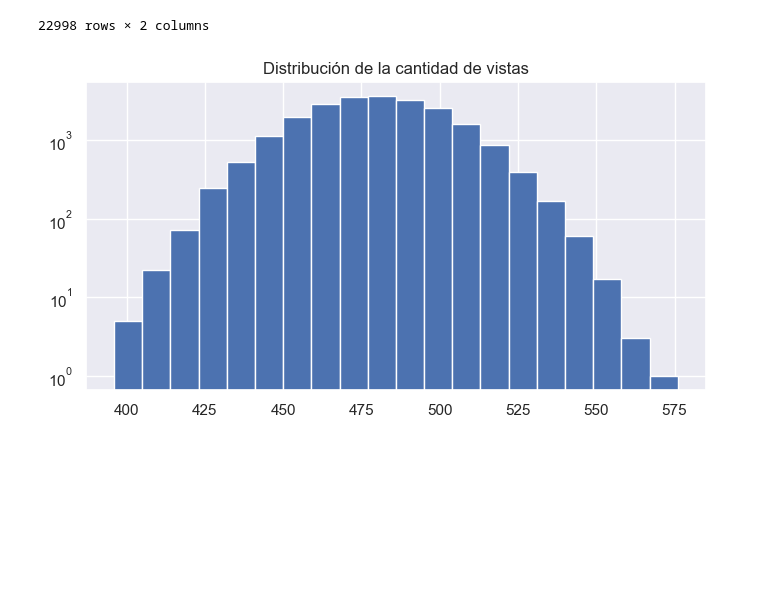
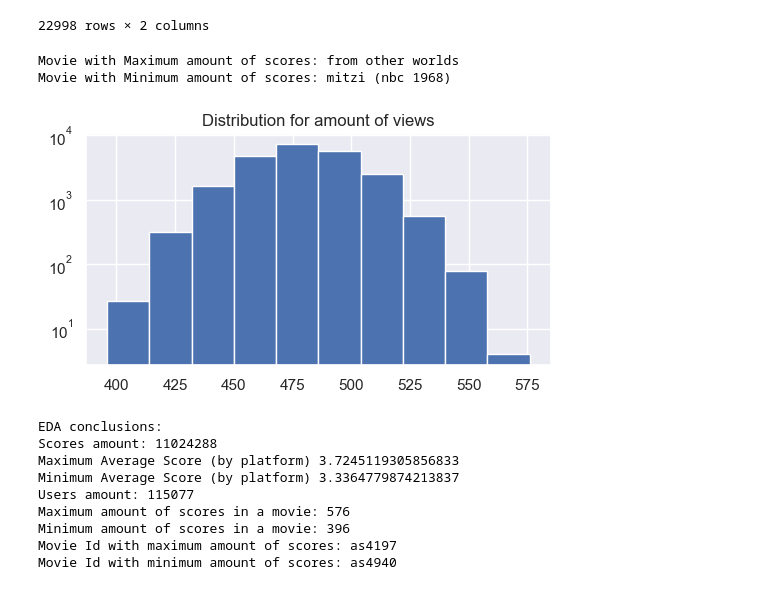
Before and after one commit to LucianoLarrea/PI_ML_OPS, a Jupyter notebook: 3-EDA.ipynb, the cells around one changed output. Drawn from its saved outputs; the diff is of its cells as text; code cells hidden in the pictures; blank space fills up the shorter version.

```diff
--- a/3-EDA.ipynb
+++ b/3-EDA.ipynb
@@ -139,11 +161,19 @@ df_v
 | ns2144 | 399 | rob schneider: asian momma, mexic... |
 | as4940 | 396 | mitzi (nbc 1968) |
 22998 rows × 2 columns
+# %%
+movieMaxAmountScores = df_v.loc[movieIdMaxAmountScores, 'title']
+movieMinAmountScores = df_v.loc[movieIdMinAmountScores, 'title']
+print('Movie with Maximum amount of scores:',movieMaxAmountScores)
+print('Movie with Minimum amount of scores:',movieMinAmountScores)
+# %% [output]
+Movie with Maximum amount of scores: from other worlds
+Movie with Minimum amount of scores: mitzi (nbc 1968)
 # %%
 # Grafica la cantidad de vistas
-plt.figure(figsize = (8,4))
-df_v.viewed[df_v.viewed<1000].hist(log = True, bins = 20)
-plt.title('Distribución de la cantidad de vistas')
+plt.figure(figsize = (6,3))
+df_v.viewed[df_v.viewed<600].hist(log = True)
+plt.title('Distribution for amount of views')
 plt.show()
 # %% [output]
-[figure, old version]
+[figure, new version]
@@ -155,0 +184,22 @@ plt.show()
+# %%
+print('EDA conclusions:')
+print('Scores amount:',scores_amount)
+print('Maximum Average Score (by platform)',maxAvgScore)
+print('Minimum Average Score (by platform)',minAvgScore)
+print('Users amount:',usersAmount)
+print('Maximum amount of scores in a movie:', maxAmountScores)
+print('Minimum amount of scores in a movie:', minAmountScores)
+print('Movie Id with maximum amount of scores:',movieIdMaxAmountScores)
+print('Movie Id with minimum amount of scores:',movieIdMinAmountScores)
+print('Movie with Maximum amount of scores:',movieMaxAmountScores)
+print('Movie with Minimum amount of scores:',movieMinAmountScores)
+# %% [output]
+EDA conclusions:
+Scores amount: 11024288
+Maximum Average Score (by platform) 3.7245119305856833
+Minimum Average Score (by platform) 3.3364779874213837
+Users amount: 115077
+Maximum amount of scores in a movie: 576
+Minimum amount of scores in a movie: 396
+Movie Id with maximum amount of scores: as4197
+Movie Id with minimum amount of scores: as4940
```
Also changed, not shown: parts of 16 cells of this notebook, 7 other files.
